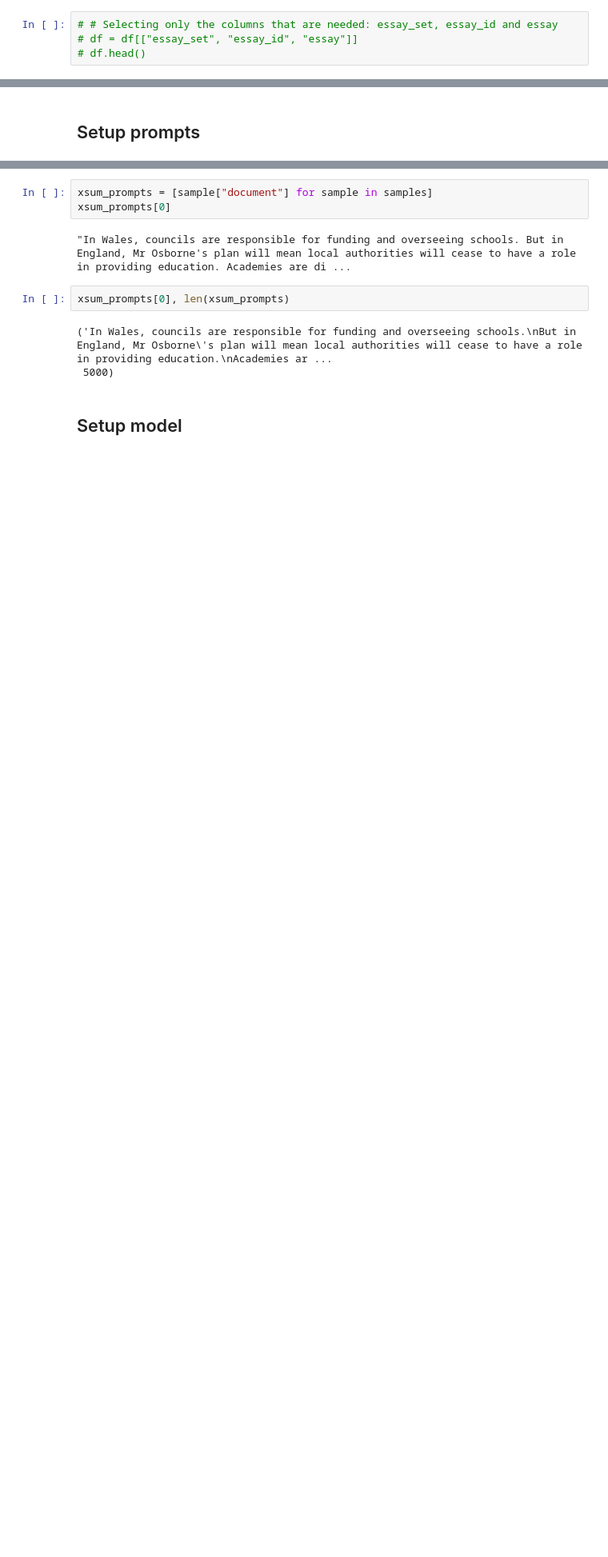
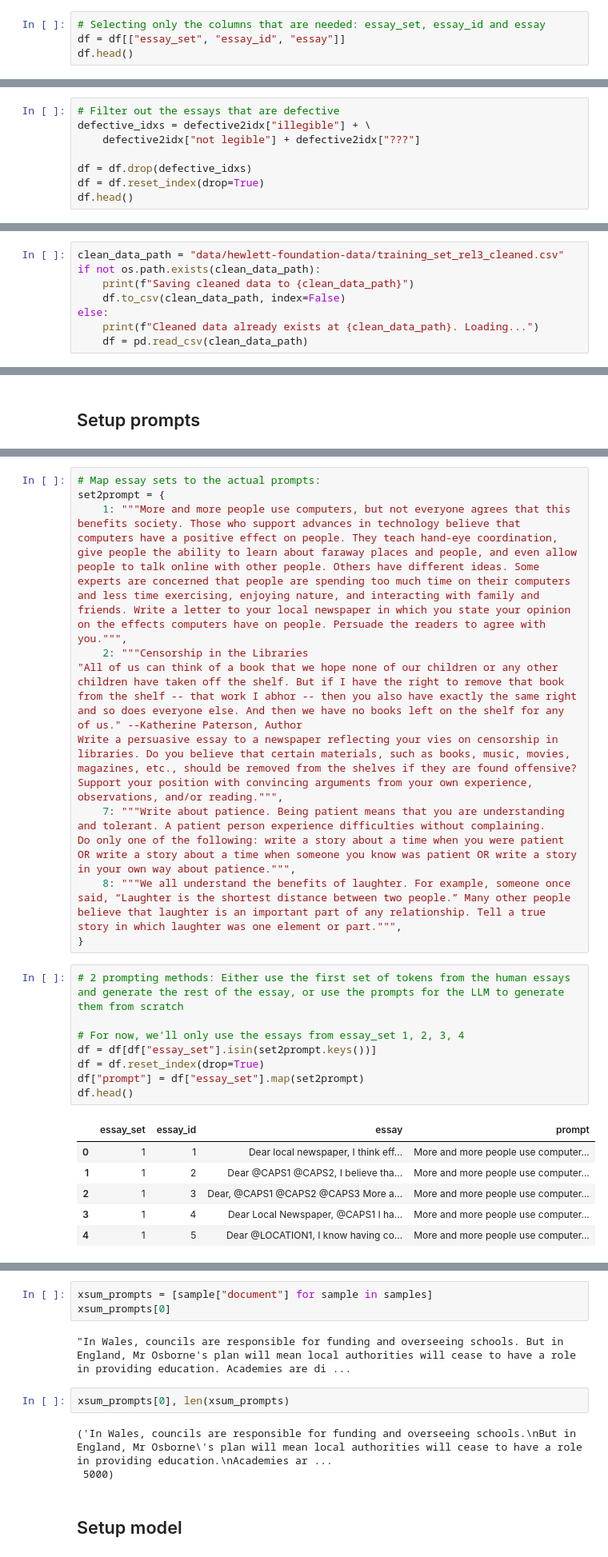
Before and after one commit to anthonypenaflor/CS567_ML_Project, a Jupyter notebook: data_generation.ipynb, the cells around one changed output, grey strips where cells are left out. Shown: that part at 80% size. Drawn from its saved outputs; the diff is of its cells as text; blank space fills up the shorter version.

```diff
--- a/data_generation.ipynb
+++ b/data_generation.ipynb
@@ -52,7 +61,7 @@ KeyboardInterrupt:
 # %%
-# # Selecting only the columns that are needed: essay_set, essay_id and essay
-# df = df[["essay_set", "essay_id", "essay"]]
-# df.head()
+# Selecting only the columns that are needed: essay_set, essay_id and essay
+df = df[["essay_set", "essay_id", "essay"]]
+df.head()
 # %% [output]
 |  | essay_set | essay_id | essay |
 | 0 | 1 | 1 | Dear local newspaper, I think eff... |
@@ -64,0 +92,8 @@ KeyboardInterrupt:
+# %%
+# Filter out the essays that are defective
+defective_idxs = defective2idx["illegible"] + \
+    defective2idx["not legible"] + defective2idx["???"]
+
+df = df.drop(defective_idxs)
+df = df.reset_index(drop=True)
+df.head()
@@ -64,0 +111,8 @@ KeyboardInterrupt:
+# %%
+clean_data_path = "data/hewlett-foundation-data/training_set_rel3_cleaned.csv"
+if not os.path.exists(clean_data_path):
+    print(f"Saving cleaned data to {clean_data_path}")
+    df.to_csv(clean_data_path, index=False)
+else:
+    print(f"Cleaned data already exists at {clean_data_path}. Loading...")
+    df = pd.read_csv(clean_data_path)
@@ -66,0 +138,26 @@ KeyboardInterrupt:
+# %%
+# Map essay sets to the actual prompts:
+set2prompt = {
+    1: """More and more people use computers, but not everyone agrees that this benefits society. Those who support advances in technology believe that computers have a positive effect on people. They teach hand-eye coordination, give people the ability to learn about faraway places and people, and even allow people to talk online with other people. Others have different ideas. Some experts are concerned that people are spending too much time on their computers and less time exercising, enjoying nature, and interacting with family and friends. Write a letter to your local newspaper in which you state your opinion on the effects computers have on people. Persuade the readers to agree with you.""",
+    2: """Censorship in the Libraries
+"All of us can think of a book that we hope none of our children or any other children have taken off the shelf. But if I have the right to remove that book from the shelf -- that work I abhor -- then you also have exactly the same right and so does everyone else. And then we have no books left on the shelf for any of us." --Katherine Paterson, Author
+Write a persuasive essay to a newspaper reflecting your vies on censorship in libraries. Do you believe that certain materials, such as books, music, movies, magazines, etc., should be removed from the shelves if they are found offensive? Support your position with convincing arguments from your own experience, observations, and/or reading.""",
+    7: """Write about patience. Being patient means that you are understanding and tolerant. A patient person experience difficulties without complaining.
+Do only one of the following: write a story about a time when you were patient OR write a story about a time when someone you know was patient OR write a story in your own way about patience.""",
+    8: """We all understand the benefits of laughter. For example, someone once said, “Laughter is the shortest distance between two people.” Many other people believe that laughter is an important part of any relationship. Tell a true story in which laughter was one element or part.""",
+}
+# %%
+# 2 prompting methods: Either use the first set of tokens from the human essays and generate the rest of the essay, or use the prompts for the LLM to generate them from scratch
+
+# For now, we'll only use the essays from essay_set 1, 2, 3, 4
+df = df[df["essay_set"].isin(set2prompt.keys())]
+df = df.reset_index(drop=True)
+df["prompt"] = df["essay_set"].map(set2prompt)
+df.head()
+# %% [output]
+|  | essay_set | essay_id | essay | prompt |
+| 0 | 1 | 1 | Dear local newspaper, I think eff... | More and more people use computer... |
+| 1 | 1 | 2 | Dear @CAPS1 @CAPS2, I believe tha... | More and more people use computer... |
+| 2 | 1 | 3 | Dear, @CAPS1 @CAPS2 @CAPS3 More a... | More and more people use computer... |
+| 3 | 1 | 4 | Dear Local Newspaper, @CAPS1 I ha... | More and more people use computer... |
+| 4 | 1 | 5 | Dear @LOCATION1, I know having co... | More and more people use computer... |
```
Also changed, not shown: parts of 28 cells of this notebook.
